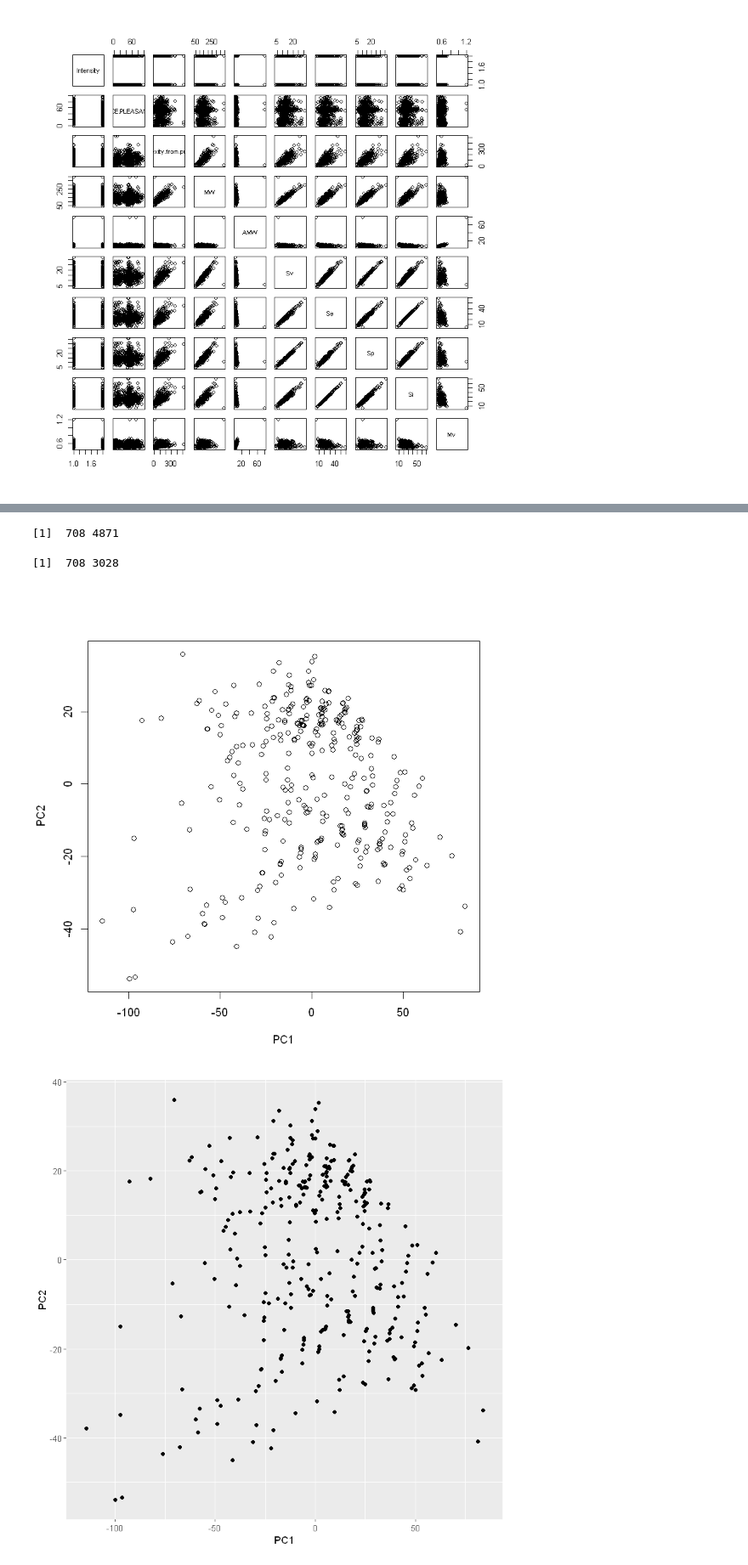
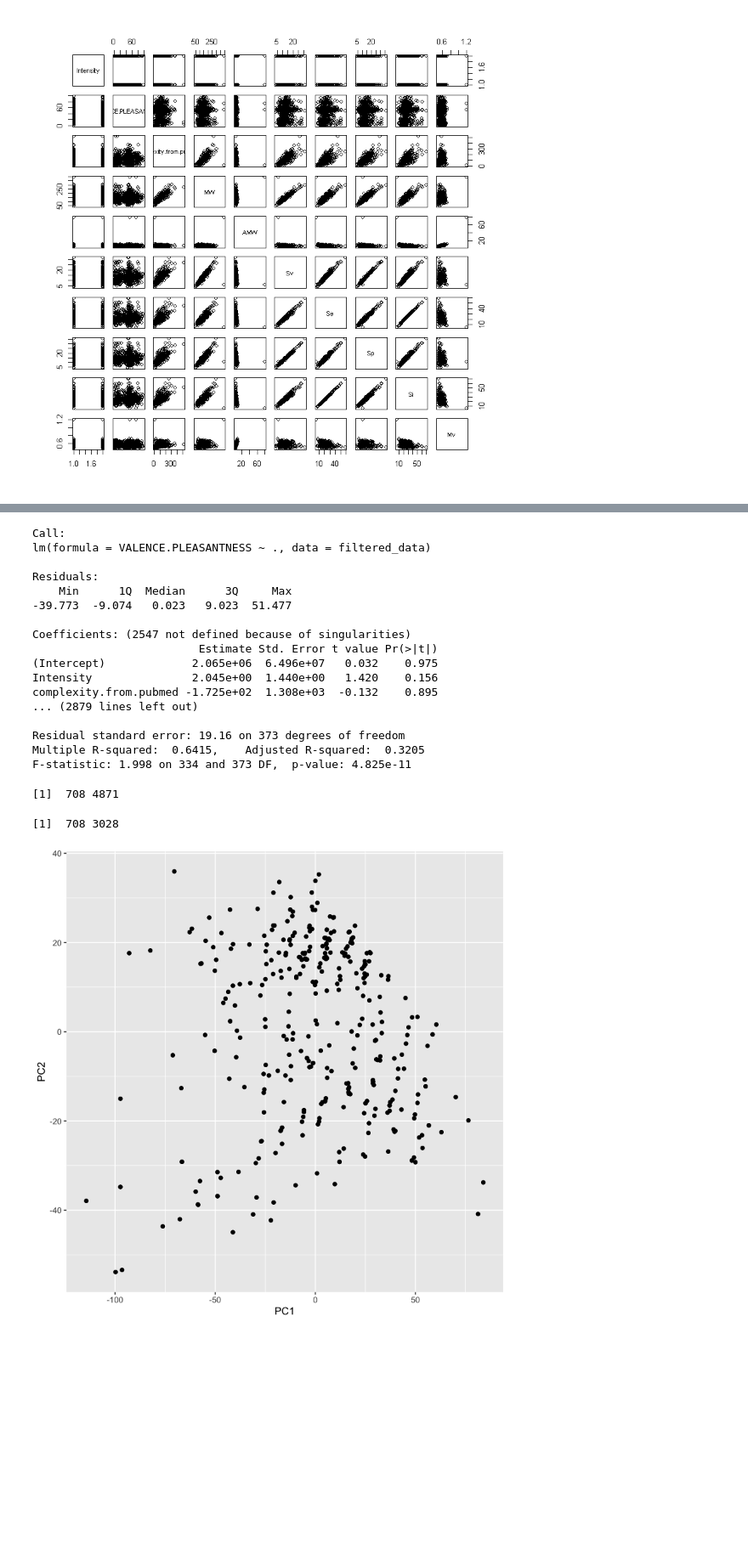
Before and after one commit to ghaeflig/Miniproject-Bio-322, a Jupyter notebook: src/Exploration.ipynb, the cells around one changed output, grey strips where cells are left out. Shown at 85% size. Saved outputs shown, nothing was run; the diff lists cells and outputs as text; code cells hidden in the pictures; blank space fills up the shorter version.

```diff
--- a/src/Exploration.ipynb
+++ b/src/Exploration.ipynb
@@ -201,27 +257,39 @@ F-statistic: 3.399 on 335 and 372 DF,  p-value: < 2.2e-16
+# %%
+filtered_data$VALENCE.PLEASANTNESS <- data$VALENCE.PLEASANTNESS
+filtered_fit <- lm(VALENCE.PLEASANTNESS~.,filtered_data)
+summary(filtered_fit)
+# %% [output]
+Call:
+lm(formula = VALENCE.PLEASANTNESS ~ ., data = filtered_data)
+
+Residuals:
+    Min      1Q  Median      3Q     Max
+-39.773  -9.074   0.023   9.023  51.477
+
+Coefficients: (2547 not defined because of singularities)
+                         Estimate Std. Error t value Pr(>|t|)
+(Intercept)             2.065e+06  6.496e+07   0.032    0.975
+Intensity               2.045e+00  1.440e+00   1.420    0.156
+complexity.from.pubmed -1.725e+02  1.308e+03  -0.132    0.895
+... (2879 lines left out)
+
+Residual standard error: 19.16 on 373 degrees of freedom
+Multiple R-squared:  0.6415,    Adjusted R-squared:  0.3205
+F-statistic: 1.998 on 334 and 373 DF,  p-value: 4.825e-11
 # %%
 #PCA
 
 datax<-data[,-which(names(data) %in% c("VALENCE.PLEASANTNESS"))]
 datax$Intensity<-as.numeric(as.factor(datax$Intensity)) #more efficient, this way we only have one column with 1=high, 0=low
-
 datax<-datax[ , which(apply(datax, 2, var) != 0)]
 dim(data)
 dim(datax)
-#datax <- model.matrix(~.-1, datax)
-#data.sc <- scale(datax)
-#data.sc <- data.sc[,cols = names(data.sc[, sapply(data.sc, function(v) var(v) != 0)])]
-#Error : indice logique trop long
 pca <- prcomp(datax, scale = T)
-#Avec scale = T, ne compile pas, j'ai essayé d'arranger le truc en enlevant les colonnes de variance 0 mais ne compile pas non plus
-plot(pca$x[,1:2])
 library(ggplot2)
 ggplot(data.frame(pca$x),aes( x=PC1,y=PC2))+geom_point()
-#biplot(pca, col = c('gray', 'red'), scale = 0)
-#biplot fait bcp de warning et très long à compiler, j'ai stop avant d'avoir vu output et je pense qu'on verrai rien
 
-#--> Jsp si on peut dire quelque chose d'une PCA non scale mais on voit un gros cluster
+#--> We can't see different clusters
 # %% [output]
 [1]  708 4871
 [1]  708 3028
-[figure, old version]
+[figure, new version]
-[figure, removed]
```
Also changed, not shown: parts of 8 cells of this notebook, 3 other files.
